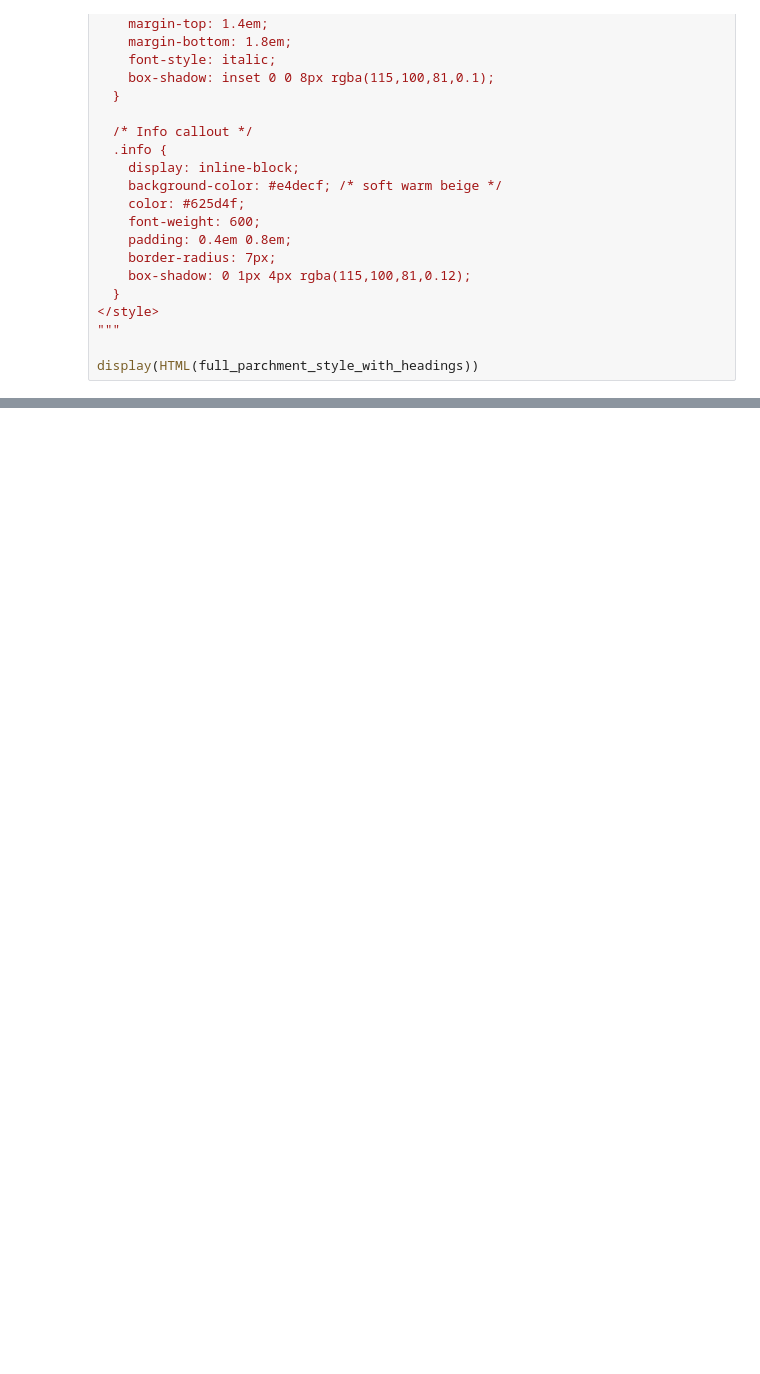
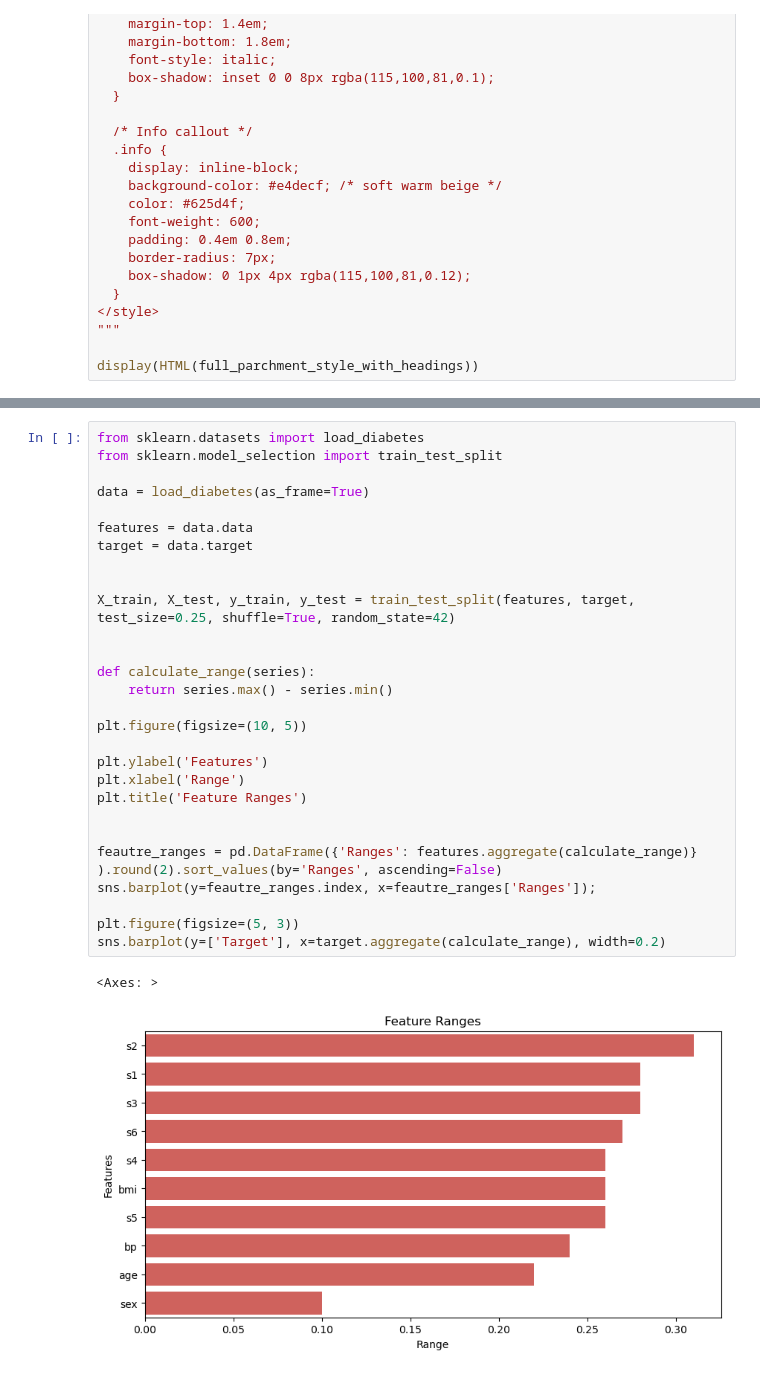
Before and after one commit to MustafaAdam/ml, a Jupyter notebook: custom models/logistic_regression/custom_logistic_regression_2.ipynb, the cells around one changed output, grey strips where cells are left out. Cells and saved outputs as stored; diff of their text form; blank space fills up the shorter version.

```diff
--- a/custom models/logistic_regression/custom_logistic_regression_2.ipynb
+++ b/custom models/logistic_regression/custom_logistic_regression_2.ipynb
@@ -224,0 +359,31 @@ class CustomLogisticRegression:
+# %%
+from sklearn.datasets import load_diabetes
+from sklearn.model_selection import train_test_split
+
+data = load_diabetes(as_frame=True)
+
+features = data.data
+target = data.target
+
+
+X_train, X_test, y_train, y_test = train_test_split(features, target, test_size=0.25, shuffle=True, random_state=42)
+
+
+def calculate_range(series):
+    return series.max() - series.min()
+
+plt.figure(figsize=(10, 5))
+
+plt.ylabel('Features')
+plt.xlabel('Range')
+plt.title('Feature Ranges')
+
+
+feautre_ranges = pd.DataFrame({'Ranges': features.aggregate(calculate_range)} ).round(2).sort_values(by='Ranges', ascending=False)
+sns.barplot(y=feautre_ranges.index, x=feautre_ranges['Ranges']);
+
+plt.figure(figsize=(5, 3))
+sns.barplot(y=['Target'], x=target.aggregate(calculate_range), width=0.2)
+# %% [output]
+<Axes: >
+[figure, added]
```
Also changed, not shown: parts of 8 cells of this notebook, 1 other file.
